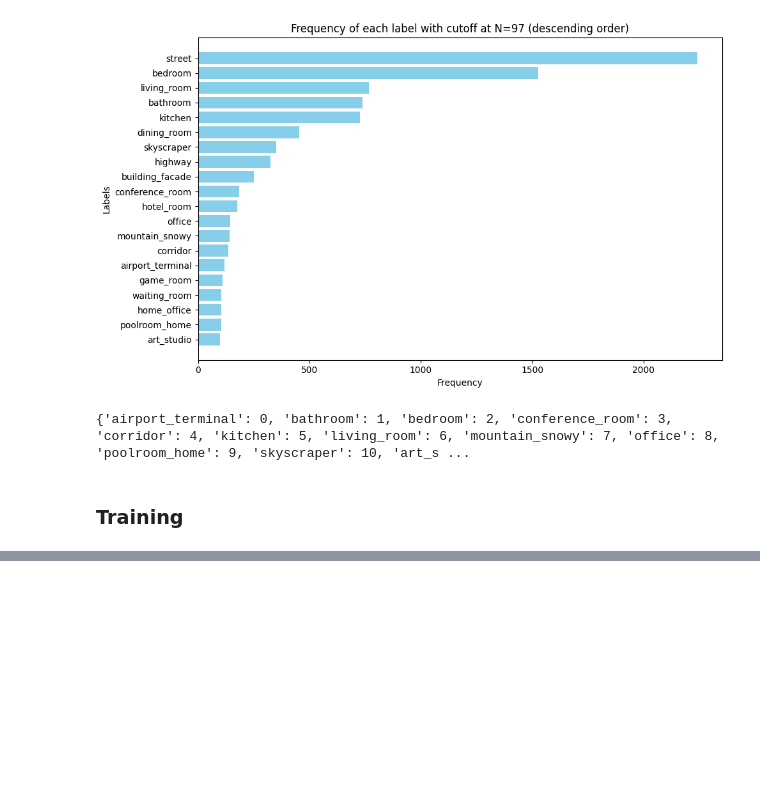
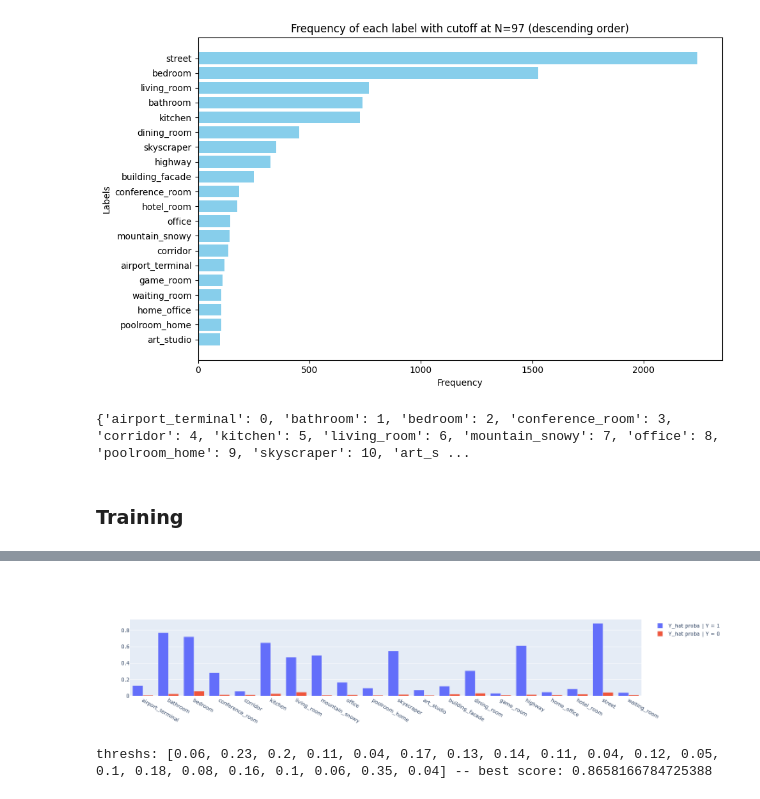
Before and after one commit to RichardZhu123/514-class-imbalance, a Jupyter notebook: CLIP_ade20k_v0.ipynb, the cells around one changed output, grey strips where cells are left out. Saved outputs shown, nothing was run; the diff lists cells and outputs as text; code cells hidden in the pictures; blank space fills up the shorter version.

```diff
--- a/CLIP_ade20k_v0.ipynb
+++ b/CLIP_ade20k_v0.ipynb
@@ -522,3 +568,5 @@ for loss_scale in LOSS_SCALES:
 # %%
+%cd /scratch/gpfs/ryzhu/cos514/
+filename = 'ade20k_clip_loss_reweight_10.0'
 model = torch.load(filename + '.pt')  # load best model
 train_results = pickle.load(open(filename + '.results', "rb"))  # load best model results
@@ -565,0 +619,14 @@ fig.show()
+# %%
+Y_hat_val = np.array(train_results["Y_hat_val"])
+Y_val = np.array(train_results["Y_val"])
+
+pos_probas, neg_probas = [], []
+for class_, idx in LABEL_IDXS.items():
+    pos_probas.append(Y_hat_val[np.where(Y_val[:, idx] != 0), idx].mean())
+    neg_probas.append(Y_hat_val[np.where(Y_val[:, idx] == 0), idx].mean())
+go.Figure([
+    go.Bar(x=list(LABEL_IDXS), y=pos_probas, name="Y_hat proba | Y = 1"),
+    go.Bar(x=list(LABEL_IDXS), y=neg_probas, name="Y_hat proba | Y = 0")
+]).show()
+# %% [output]
+[figure, added]
@@ -565,0 +657,4 @@ fig.show()
+# %%
+threshs = find_best_thresholds(Y_hat_val, Y_val)
+# %% [output]
+threshs: [0.06, 0.23, 0.2, 0.11, 0.04, 0.17, 0.13, 0.14, 0.11, 0.04, 0.12, 0.05, 0.1, 0.18, 0.08, 0.16, 0.1, 0.06, 0.35, 0.04] -- best score: 0.8658166784725388
```
Also changed, not shown: parts of 15 cells of this notebook, 54 other files.
